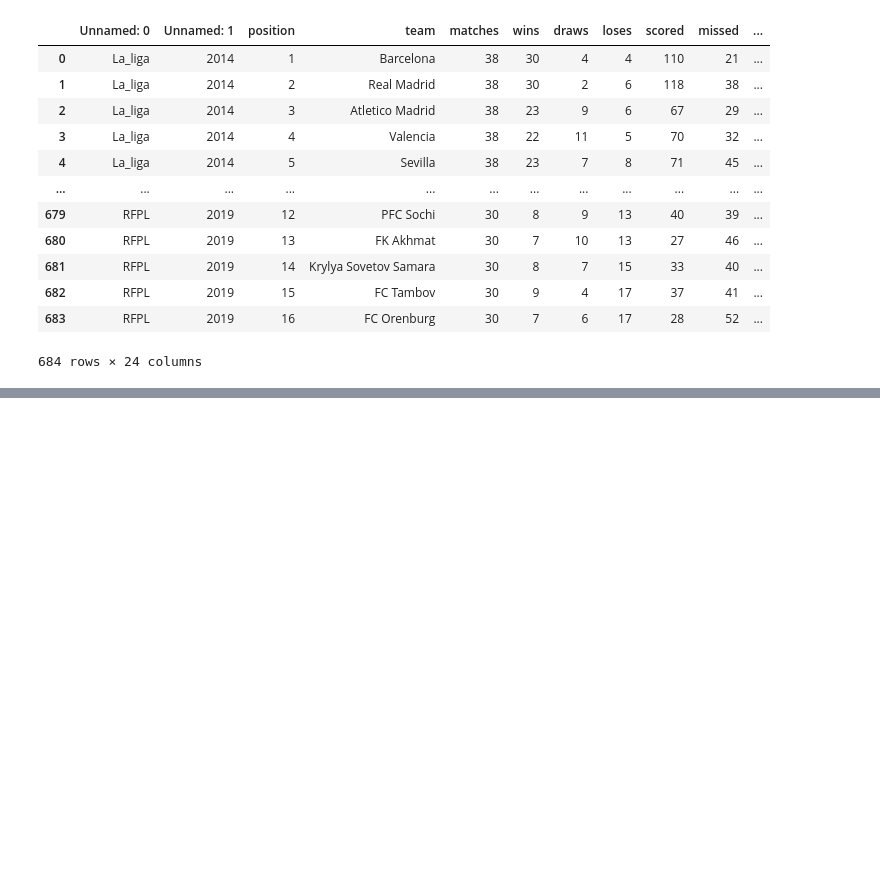
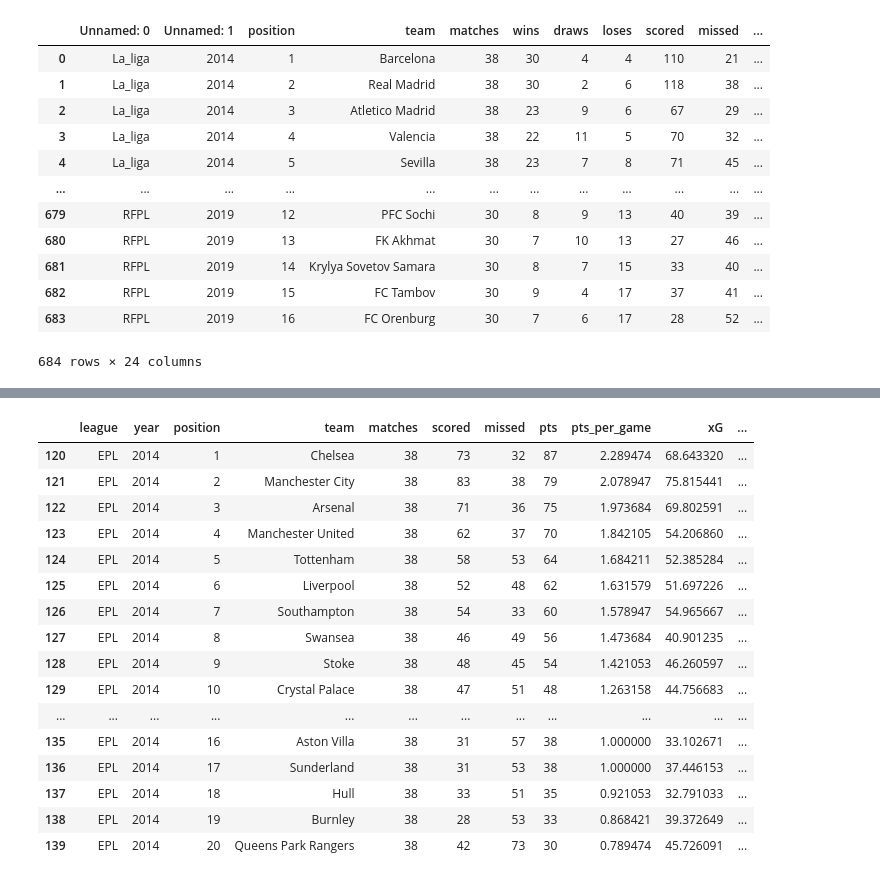
Before and after one commit to data301-2021-summer2/football-metrics-analysis, a Jupyter notebook: analysis/Lakshay Karnwal/LoadingData.ipynb, the cells around one changed output, grey strips where cells are left out. Drawn from its saved outputs; the diff is of its cells as text; code cells hidden in the pictures; blank space fills up the shorter version.

```diff
--- a/analysis/Lakshay Karnwal/LoadingData.ipynb
+++ b/analysis/Lakshay Karnwal/LoadingData.ipynb
@@ -18,0 +91,22 @@ pd.read_csv("../../data/raw/understat.com.csv")
+# %%
+df_epl = df[df["league"]=="EPL"]
+df_epl_14 = df_epl[df_epl["year"]==2014]
+df_epl_14
+# %% [output]
+|  | league | year | position | team | matches | scored | missed | pts | pts_per_game | xG | ... |
+| 120 | EPL | 2014 | 1 | Chelsea | 38 | 73 | 32 | 87 | 2.289474 | 68.643320 | ... |
+| 121 | EPL | 2014 | 2 | Manchester City | 38 | 83 | 38 | 79 | 2.078947 | 75.815441 | ... |
+| 122 | EPL | 2014 | 3 | Arsenal | 38 | 71 | 36 | 75 | 1.973684 | 69.802591 | ... |
+| 123 | EPL | 2014 | 4 | Manchester United | 38 | 62 | 37 | 70 | 1.842105 | 54.206860 | ... |
+| 124 | EPL | 2014 | 5 | Tottenham | 38 | 58 | 53 | 64 | 1.684211 | 52.385284 | ... |
+| 125 | EPL | 2014 | 6 | Liverpool | 38 | 52 | 48 | 62 | 1.631579 | 51.697226 | ... |
+| 126 | EPL | 2014 | 7 | Southampton | 38 | 54 | 33 | 60 | 1.578947 | 54.965667 | ... |
+| 127 | EPL | 2014 | 8 | Swansea | 38 | 46 | 49 | 56 | 1.473684 | 40.901235 | ... |
+| 128 | EPL | 2014 | 9 | Stoke | 38 | 48 | 45 | 54 | 1.421053 | 46.260597 | ... |
+| 129 | EPL | 2014 | 10 | Crystal Palace | 38 | 47 | 51 | 48 | 1.263158 | 44.756683 | ... |
+| ... | ... | ... | ... | ... | ... | ... | ... | ... | ... | ... | ... |
+| 135 | EPL | 2014 | 16 | Aston Villa | 38 | 31 | 57 | 38 | 1.000000 | 33.102671 | ... |
+| 136 | EPL | 2014 | 17 | Sunderland | 38 | 31 | 53 | 38 | 1.000000 | 37.446153 | ... |
+| 137 | EPL | 2014 | 18 | Hull | 38 | 33 | 51 | 35 | 0.921053 | 32.791033 | ... |
+| 138 | EPL | 2014 | 19 | Burnley | 38 | 28 | 53 | 33 | 0.868421 | 39.372649 | ... |
+| 139 | EPL | 2014 | 20 | Queens Park Rangers | 38 | 42 | 73 | 30 | 0.789474 | 45.726091 | ... |
```
Also changed, not shown: parts of 8 cells of this notebook, 1 other file.
